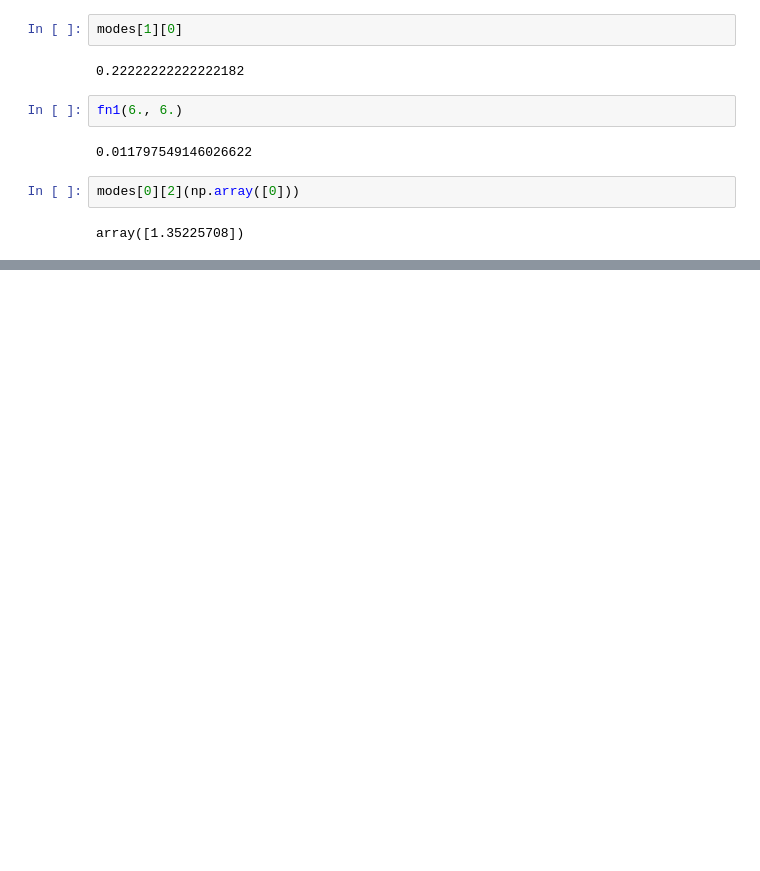
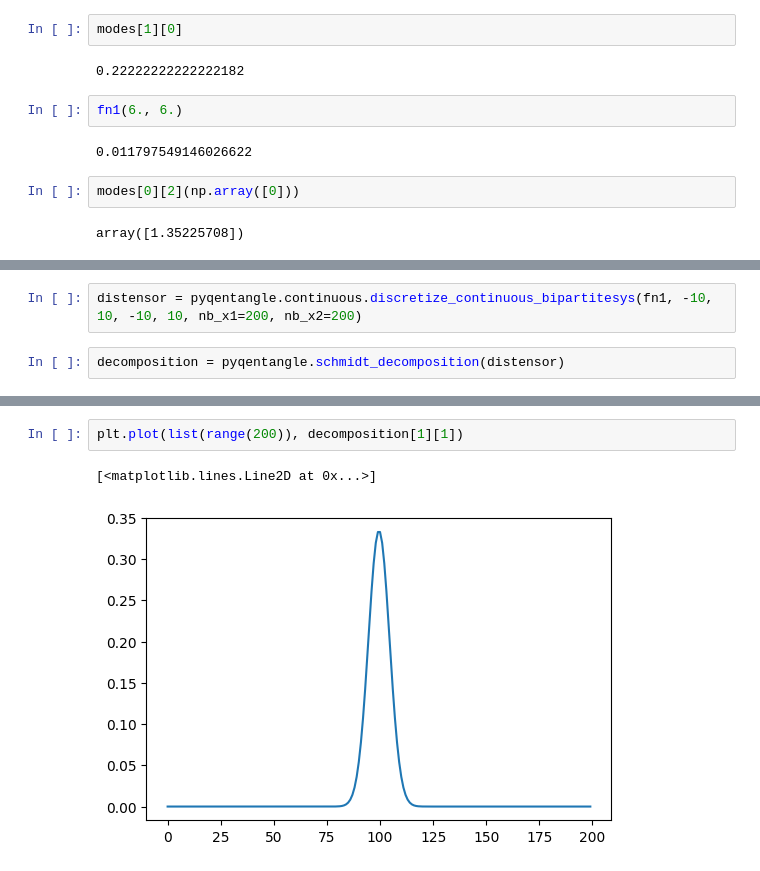
Before and after one commit to stephenhky/IPythonNotebooks, a Jupyter notebook: QuantumEntanglement/TestContinuous3.ipynb, the cells around one changed output, grey strips where cells are left out. Drawn from its saved outputs; the diff is of its cells as text; blank space fills up the shorter version.

Commit message:
more testing in Schmidt decomposition

```diff
--- a/QuantumEntanglement/TestContinuous3.ipynb
+++ b/QuantumEntanglement/TestContinuous3.ipynb
@@ -55,0 +51,4 @@ plt.plot(x, fn1(5., x))
+# %%
+distensor = pyqentangle.continuous.discretize_continuous_bipartitesys(fn1, -10, 10, -10, 10, nb_x1=200, nb_x2=200)
+# %%
+decomposition = pyqentangle.schmidt_decomposition(distensor)
@@ -55,0 +95,5 @@ plt.plot(x, fn1(5., x))
+# %%
+plt.plot(list(range(200)), decomposition[1][1])
+# %% [output]
+[<matplotlib.lines.Line2D at 0x...>]
+[figure, added]
```
Also changed, not shown: parts of 20 cells of this notebook, 2 other files.
